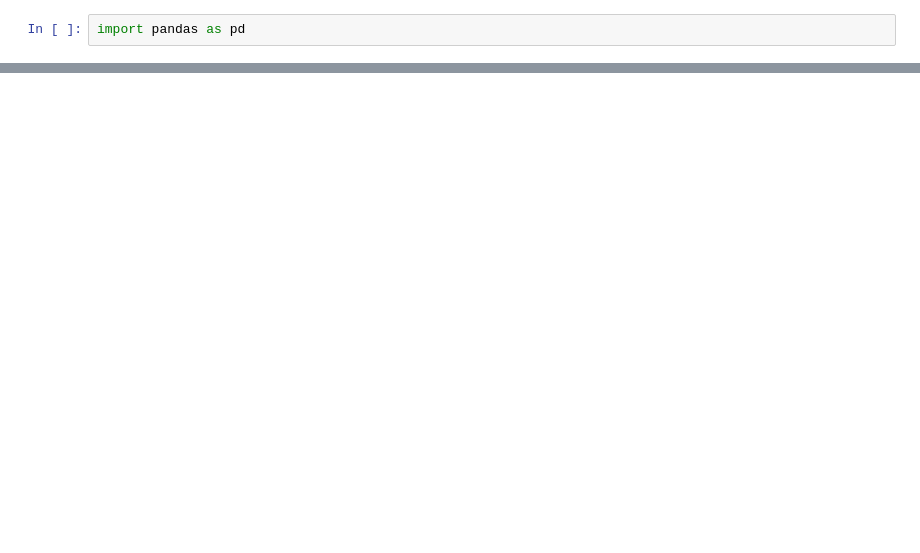
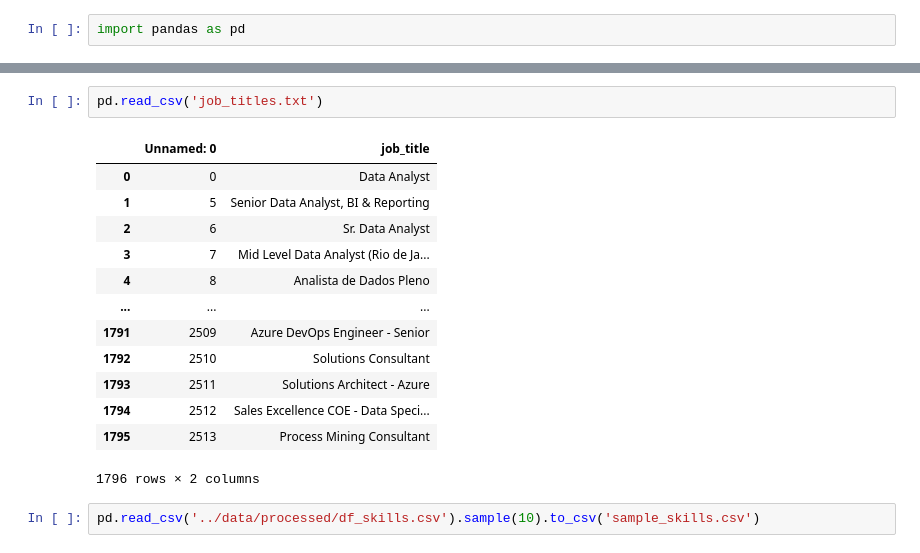
Before and after one commit to amaurineo/linkedin_jobs_analysis, a Jupyter notebook: notebooks/eda.ipynb, the cells around one changed output, grey strips where cells are left out. Cells and saved outputs as stored; diff of their text form; blank space fills up the shorter version.

```diff
--- a/notebooks/eda.ipynb
+++ b/notebooks/eda.ipynb
@@ -19 +15,19 @@ df
+# %%
+pd.read_csv('job_titles.txt')
+# %% [output]
+|  | Unnamed: 0 | job_title |
+| 0 | 0 | Data Analyst |
+| 1 | 5 | Senior Data Analyst, BI & Reporting |
+| 2 | 6 | Sr. Data Analyst |
+| 3 | 7 | Mid Level Data Analyst (Rio de Ja... |
+| 4 | 8 | Analista de Dados Pleno |
+| ... | ... | ... |
+| 1791 | 2509 | Azure DevOps Engineer - Senior |
+| 1792 | 2510 | Solutions Consultant |
+| 1793 | 2511 | Solutions Architect - Azure |
+| 1794 | 2512 | Sales Excellence COE - Data Speci... |
+| 1795 | 2513 | Process Mining Consultant |
+1796 rows × 2 columns
+# %%
+pd.read_csv('../data/processed/df_skills.csv').sample(10).to_csv('sample_skills.csv')
 # %%
```
Also changed, not shown: parts of 14 cells of this notebook, 29 other files.
